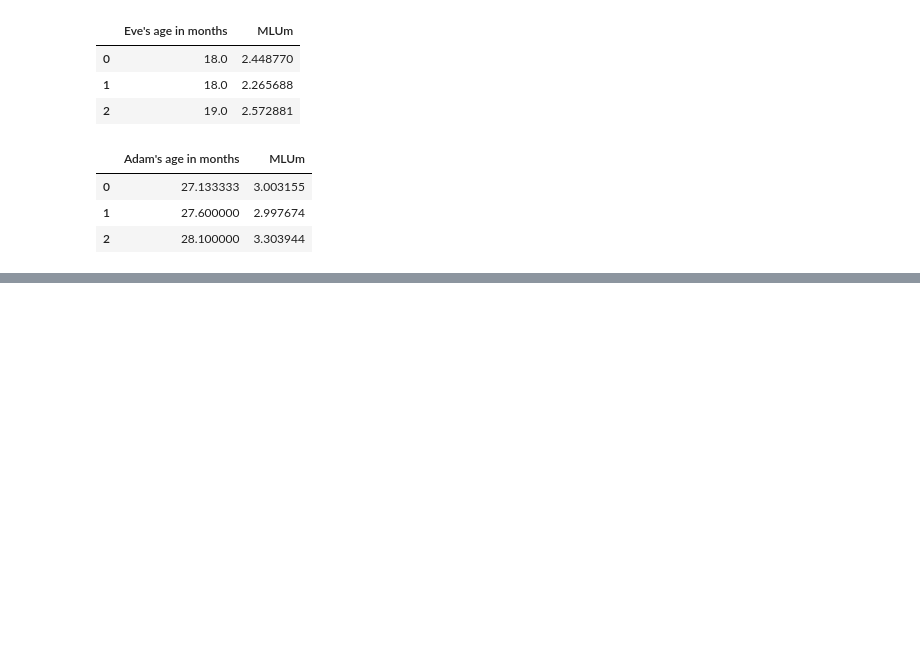
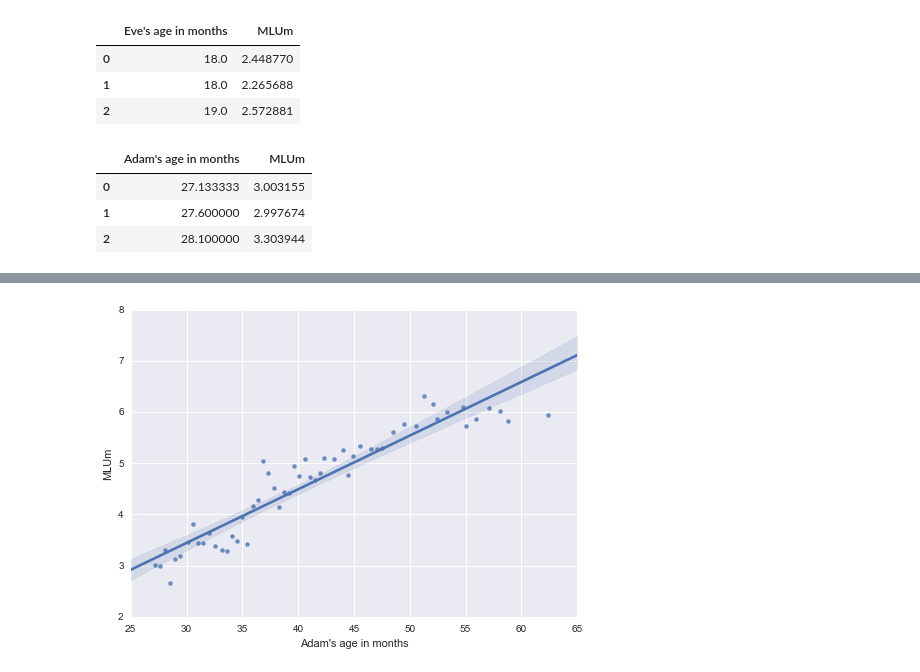
Before and after one commit to ethanweed/Development-of-Language-2017, a Jupyter notebook: playing-with-Lee_PyLangAcq.ipynb, the cells around one changed output, grey strips where cells are left out. Drawn from its saved outputs; the diff is of its cells as text; code cells hidden in the pictures; blank space fills up the shorter version.

```diff
--- a/playing-with-Lee_PyLangAcq.ipynb
+++ b/playing-with-Lee_PyLangAcq.ipynb
@@ -133,0 +146,4 @@ adam_MLU_df.head(3)
+# %%
+adam_MLU_plot = sns.regplot(x='Adam\'s age in months', y='MLUm', data=adam_MLU_df)
+# %% [output]
+[figure, added]
```
Also changed, not shown: parts of 6 cells of this notebook.
